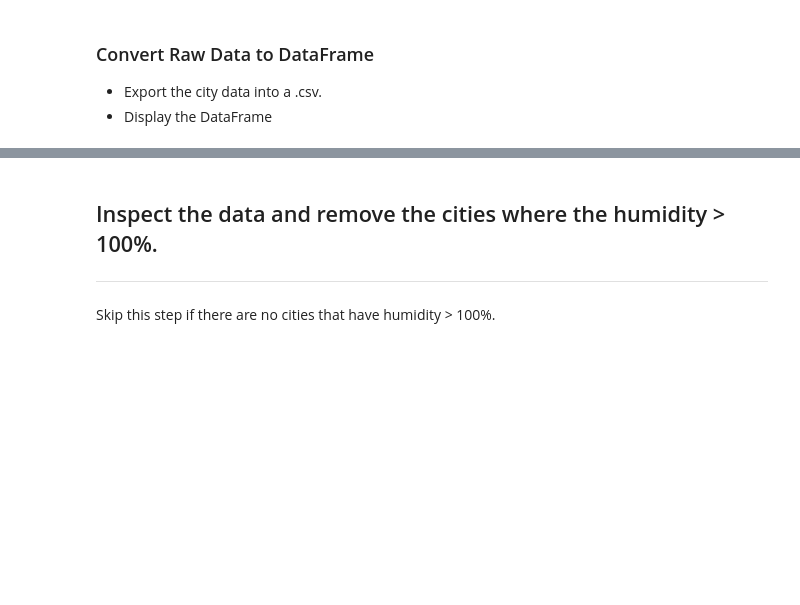
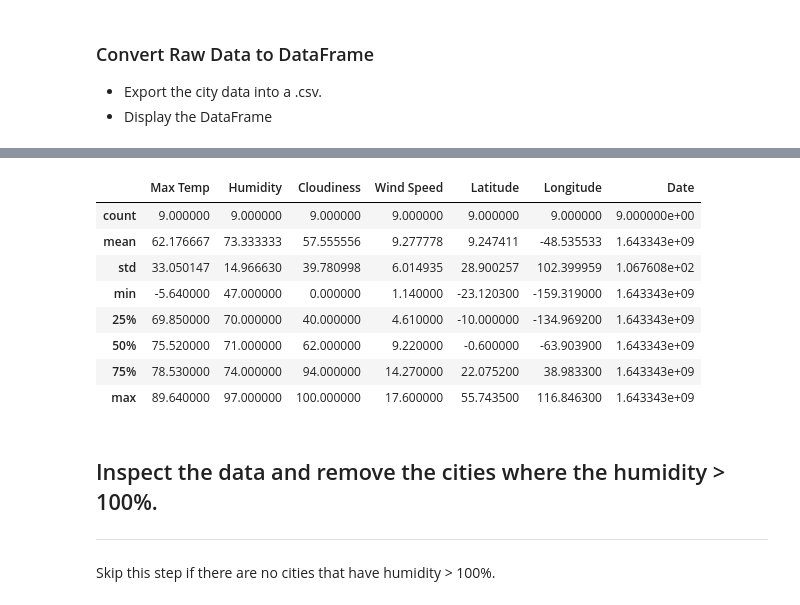
Before and after one commit to norojordan/python-api-challenge, a Jupyter notebook: WeatherPy/WeatherPy.ipynb, the cells around one changed output, grey strips where cells are left out. Drawn from its saved outputs; the diff is of its cells as text; code cells hidden in the pictures; blank space fills up the shorter version.

```diff
--- a/WeatherPy/WeatherPy.ipynb
+++ b/WeatherPy/WeatherPy.ipynb
@@ -175,3 +173,15 @@ weather_df.head()
+# %%
+weather_df.describe()
+# %% [output]
+|  | Max Temp | Humidity | Cloudiness | Wind Speed | Latitude | Longitude | Date |
+| count | 9.000000 | 9.000000 | 9.000000 | 9.000000 | 9.000000 | 9.000000 | 9.000000e+00 |
+| mean | 62.176667 | 73.333333 | 57.555556 | 9.277778 | 9.247411 | -48.535533 | 1.643343e+09 |
+| std | 33.050147 | 14.966630 | 39.780998 | 6.014935 | 28.900257 | 102.399959 | 1.067608e+02 |
+| min | -5.640000 | 47.000000 | 0.000000 | 1.140000 | -23.120300 | -159.319000 | 1.643343e+09 |
+| 25% | 69.850000 | 70.000000 | 40.000000 | 4.610000 | -10.000000 | -134.969200 | 1.643343e+09 |
+| 50% | 75.520000 | 71.000000 | 62.000000 | 9.220000 | -0.600000 | -63.903900 | 1.643343e+09 |
+| 75% | 78.530000 | 74.000000 | 94.000000 | 14.270000 | 22.075200 | 38.983300 | 1.643343e+09 |
+| max | 89.640000 | 97.000000 | 100.000000 | 17.600000 | 55.743500 | 116.846300 | 1.643343e+09 |
 # %% [markdown]
 ## Inspect the data and remove the cities where the humidity > 100%.
 ----
```
Also changed, not shown: parts of 16 cells of this notebook.
